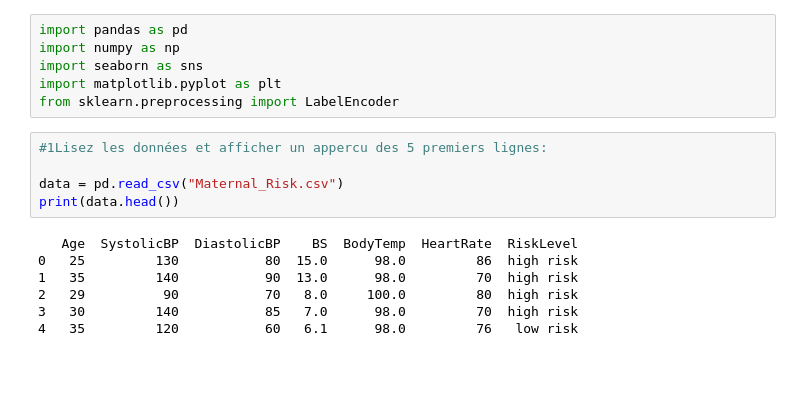
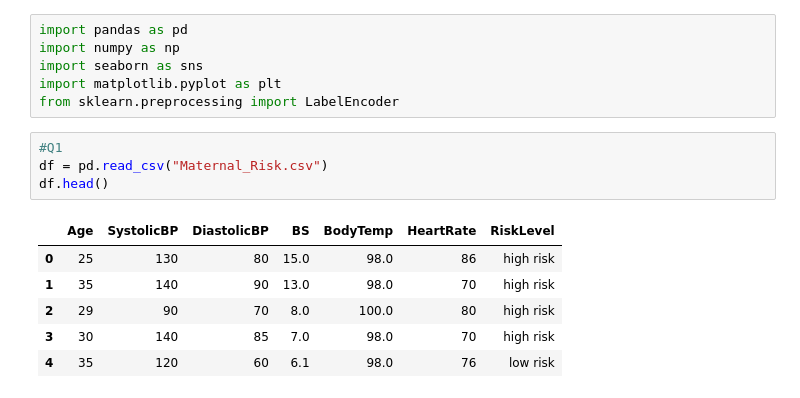
Before and after one commit to amina-work/TPs_ChampsApplication, a Jupyter notebook: tp2/tp2.ipynb, the cells around one changed output. Cells and saved outputs as stored; diff of their text form; blank space fills up the shorter version.

```diff
--- a/tp2/tp2.ipynb
+++ b/tp2/tp2.ipynb
@@ -5,15 +5,14 @@ import seaborn as sns
 import matplotlib.pyplot as plt
 from sklearn.preprocessing import LabelEncoder
 # %%
-#1Lisez les données et afficher un appercu des 5 premiers lignes:
-
-data = pd.read_csv("Maternal_Risk.csv")
-print(data.head())
+#Q1
+df = pd.read_csv("Maternal_Risk.csv")
+df.head()
 # %% [output]
-   Age  SystolicBP  DiastolicBP    BS  BodyTemp  HeartRate  RiskLevel
-0   25         130           80  15.0      98.0         86  high risk
-1   35         140           90  13.0      98.0         70  high risk
-2   29          90           70   8.0     100.0         80  high risk
-3   30         140           85   7.0      98.0         70  high risk
-4   35         120           60   6.1      98.0         76   low risk
+|  | Age | SystolicBP | DiastolicBP | BS | BodyTemp | HeartRate | RiskLevel |
+| 0 | 25 | 130 | 80 | 15.0 | 98.0 | 86 | high risk |
+| 1 | 35 | 140 | 90 | 13.0 | 98.0 | 70 | high risk |
+| 2 | 29 | 90 | 70 | 8.0 | 100.0 | 80 | high risk |
+| 3 | 30 | 140 | 85 | 7.0 | 98.0 | 70 | high risk |
+| 4 | 35 | 120 | 60 | 6.1 | 98.0 | 76 | low risk |
 # %%
```
Also changed, not shown: parts of 12 cells of this notebook.
